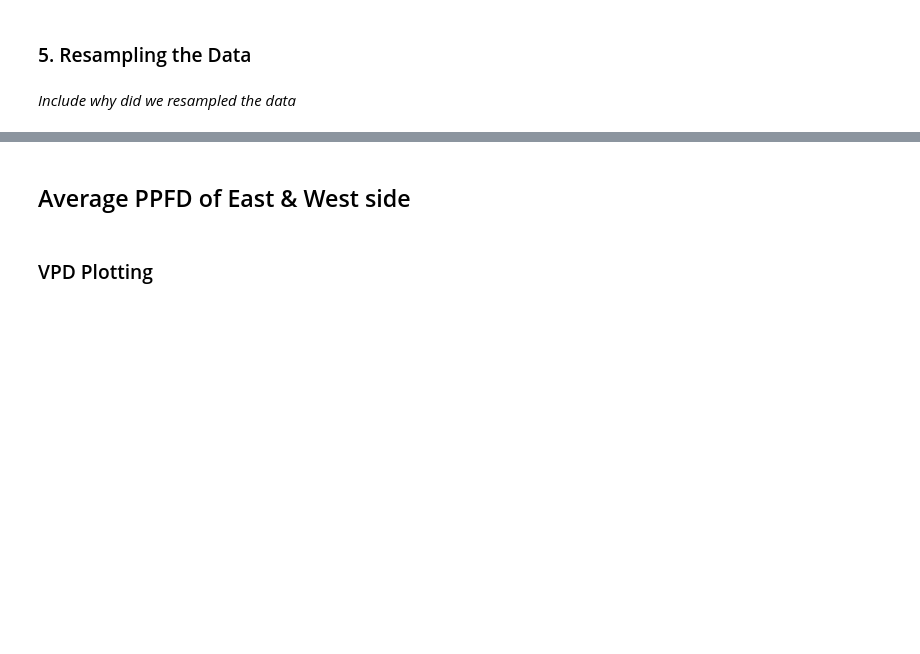
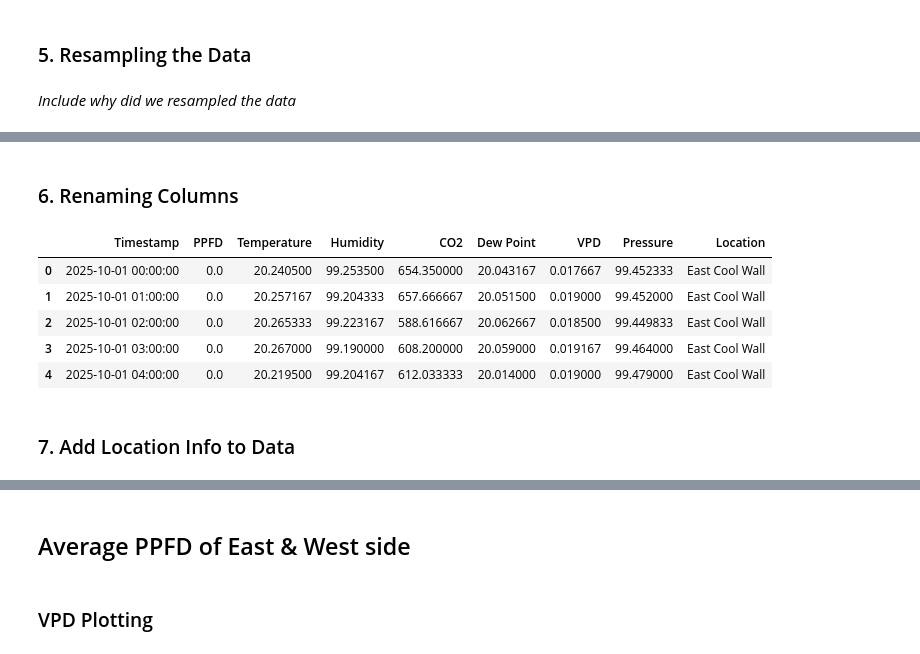
Before and after one commit to nnineeight/py4eda-project, a Jupyter notebook: notebooks/greenhouse_eda.ipynb, the cells around one changed output, grey strips where cells are left out. Drawn from its saved outputs; the diff is of its cells as text; code cells hidden in the pictures; blank space fills up the shorter version.

```diff
--- a/notebooks/greenhouse_eda.ipynb
+++ b/notebooks/greenhouse_eda.ipynb
@@ -354,17 +355,3 @@ The data here looks fairly normal and does not need any manipulations (capping o
 ### 5. Resampling the Data
 # %% [markdown]
 _Include why did we resampled the data_
-# %%
-# function to resample the data in an hourly basis
-
-def resample_time(df, time_col, freq="H", how="mean"):
-    """
-    Resamples data into an hourly basis. Uses 'mean' as
-    the aggregation method.
-    """
-    return (
-        df.set_index(time_col)
-          .resample(freq)
-          .agg(how)
-          .reset_index()
-    )
@@ -646,0 +358,10 @@ plt.show()
+# %%
+# function to resample the data in an hourly basis
+
+
+def resample_time(df, time_col, freq="H", how="mean"):
+    """
+    Resamples data into an hourly basis. Uses 'mean' as
+    the aggregation method.
+    """
+    return df.set_index(time_col).resample(freq).agg(how).reset_index()
@@ -646,0 +393,2 @@ plt.show()
+# %% [markdown]
+### 6. Renaming Columns
@@ -646,0 +409,14 @@ plt.show()
+# %%
+East_CW_hr.rename(
+    columns={
+        "Date_EC": "Timestamp",
+        "PPFD_EC": "PPFD",
+        "Temperature_EC": "Temperature",
+        "Humidity_EC": "Humidity",
+        "CO2_EC": "CO2",
+        "Dew Point_EC": "Dew Point",
+        "VPD_EC": "VPD",
+        "Pressure_EC": "Pressure",
+    },
+    inplace=True,
+)
@@ -646,0 +448,12 @@ plt.show()
+# %%
+# verify
+East_CW_hr.head()
+# %% [output]
+|  | Timestamp | PPFD | Temperature | Humidity | CO2 | Dew Point | VPD | Pressure | Location |
+| 0 | 2025-10-01 00:00:00 | 0.0 | 20.240500 | 99.253500 | 654.350000 | 20.043167 | 0.017667 | 99.452333 | East Cool Wall |
+| 1 | 2025-10-01 01:00:00 | 0.0 | 20.257167 | 99.204333 | 657.666667 | 20.051500 | 0.019000 | 99.452000 | East Cool Wall |
+| 2 | 2025-10-01 02:00:00 | 0.0 | 20.265333 | 99.223167 | 588.616667 | 20.062667 | 0.018500 | 99.449833 | East Cool Wall |
+| 3 | 2025-10-01 03:00:00 | 0.0 | 20.267000 | 99.190000 | 608.200000 | 20.059000 | 0.019167 | 99.464000 | East Cool Wall |
+| 4 | 2025-10-01 04:00:00 | 0.0 | 20.219500 | 99.204167 | 612.033333 | 20.014000 | 0.019000 | 99.479000 | East Cool Wall |
+# %% [markdown]
+### 7. Add Location Info to Data
```
Also changed, not shown: parts of 86 cells of this notebook.
